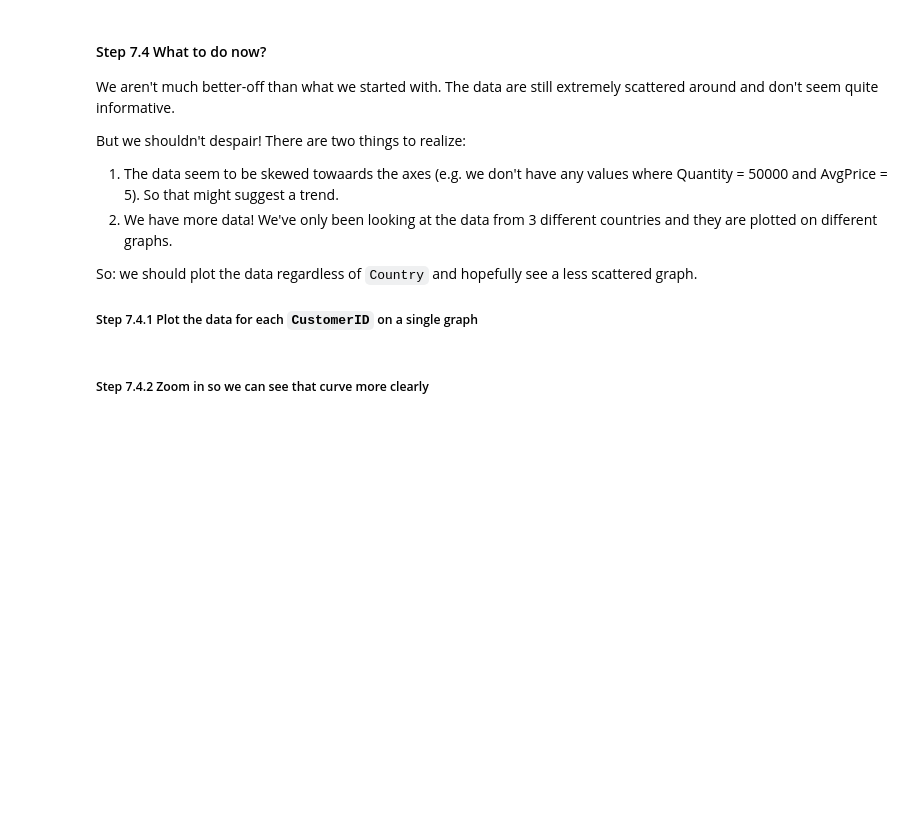
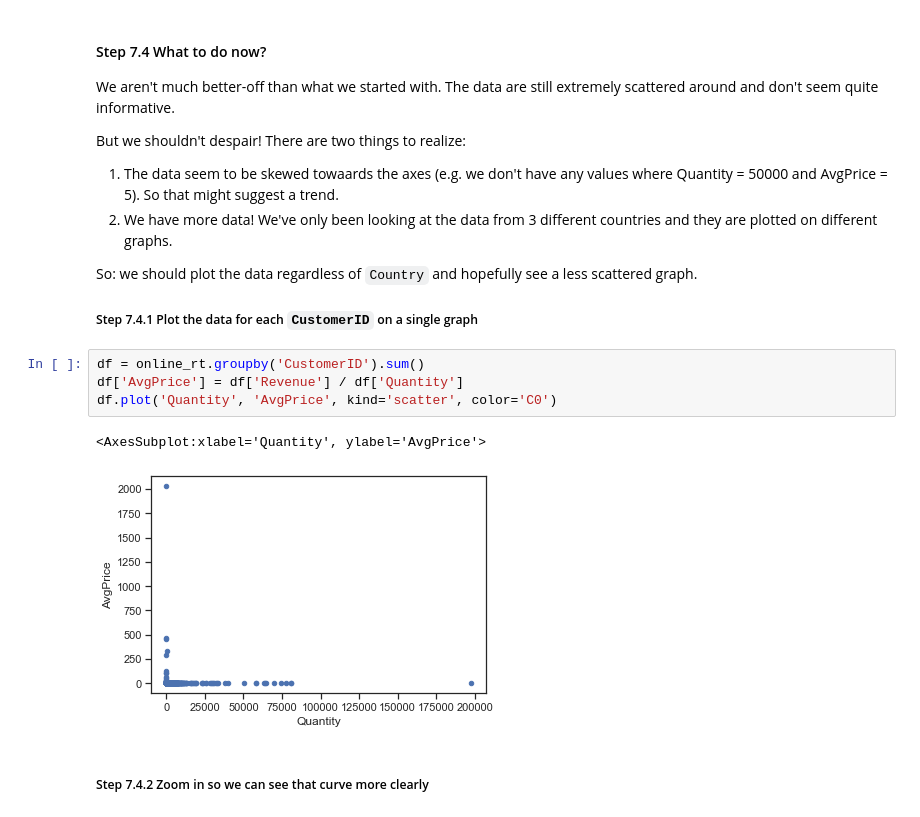
Before and after one commit to rajas2211/pandas_exercises, a Jupyter notebook: 07_Visualization/Online_Retail/Exercises.ipynb, the cells around one changed output. Saved outputs shown, nothing was run; the diff lists cells and outputs as text; blank space fills up the shorter version.

```diff
--- a/07_Visualization/Online_Retail/Exercises.ipynb
+++ b/07_Visualization/Online_Retail/Exercises.ipynb
@@ -126,5 +195,12 @@ There are two things to realize:
 So: we should plot the data regardless of `Country` and hopefully see a less scattered graph.
 
 ##### Step 7.4.1 Plot the data for each `CustomerID` on a single graph
+# %%
+df = online_rt.groupby('CustomerID').sum()
+df['AvgPrice'] = df['Revenue'] / df['Quantity']
+df.plot('Quantity', 'AvgPrice', kind='scatter', color='C0')
+# %% [output]
+<AxesSubplot:xlabel='Quantity', ylabel='AvgPrice'>
+[figure, added]
 # %% [markdown]
 ##### Step 7.4.2 Zoom in so we can see that curve more clearly
```
Also changed, not shown: parts of 12 cells of this notebook, 17 other files.
